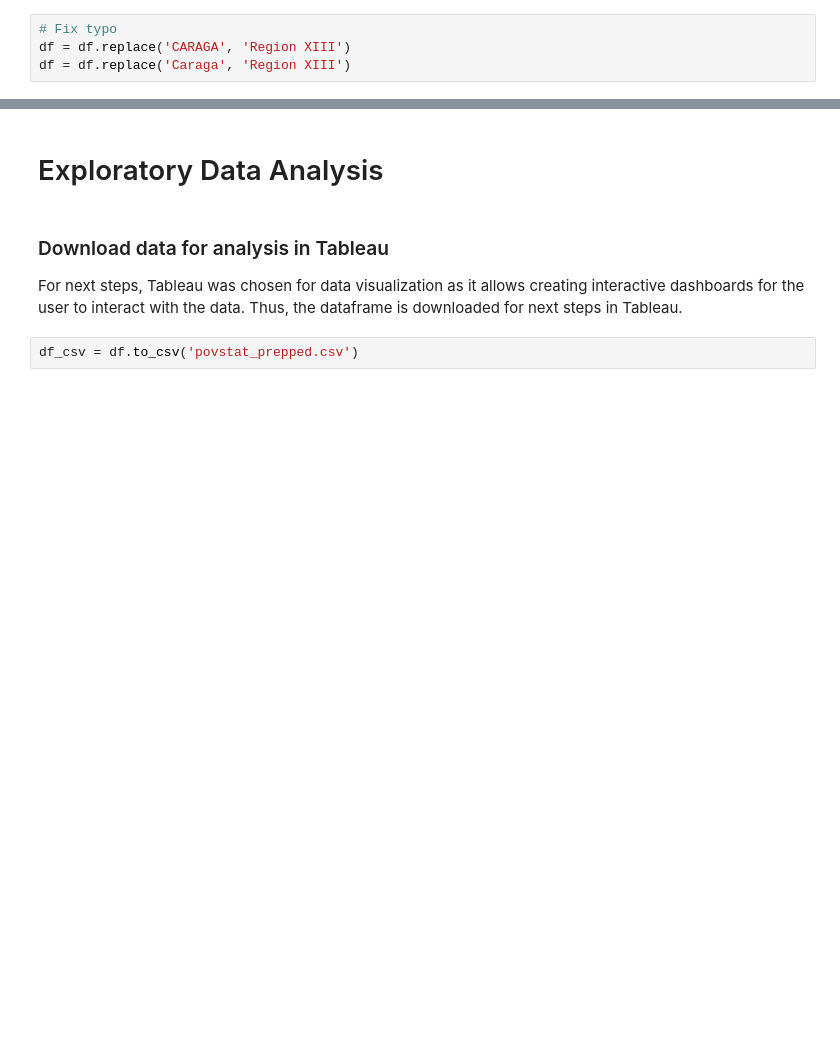
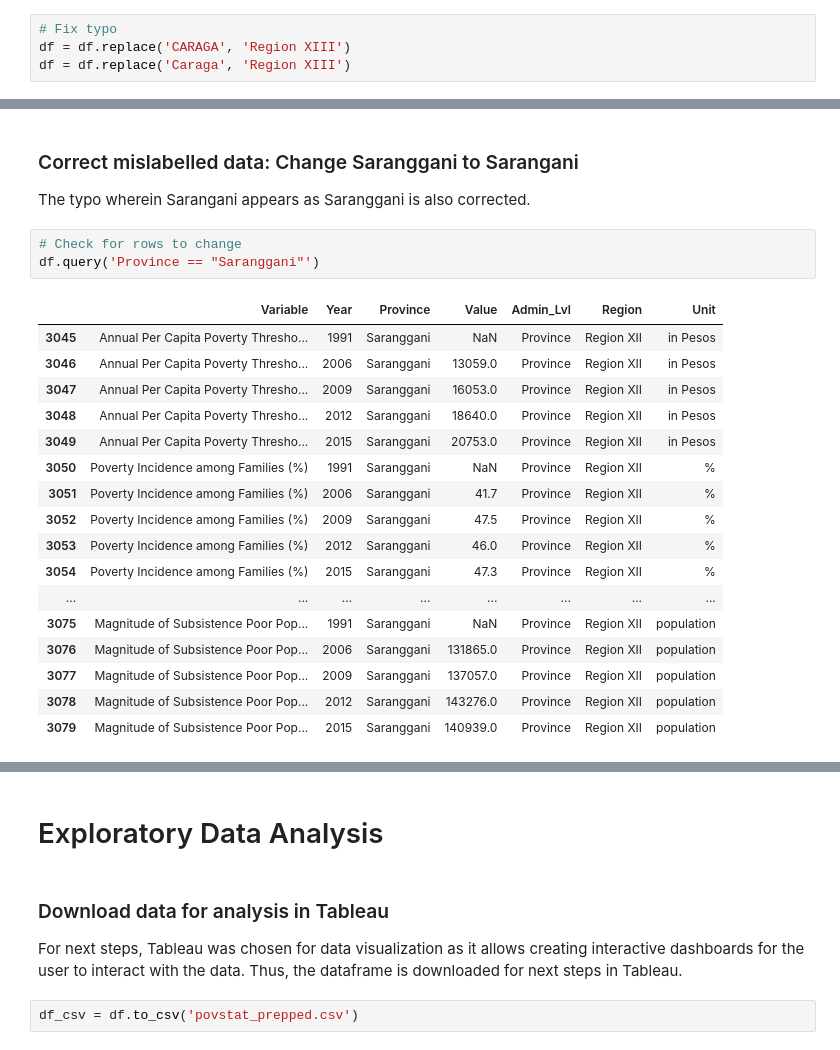
Before and after one commit to IrishMorales/ph-poverty-statistics, a Jupyter notebook: ph-poverty-statistics.ipynb, the cells around one changed output, grey strips where cells are left out. Cells and saved outputs as stored; diff of their text form; blank space fills up the shorter version.

```diff
--- a/ph-poverty-statistics.ipynb
+++ b/ph-poverty-statistics.ipynb
@@ -684,3 +705,27 @@ df.query('Region == "Region XIII"')
 | 3358 | Magnitude of Subsistence Poor Pop... | 2012 | Surigao Del Sur | 72051.0 | Province | Region XIII | population |
 | 3359 | Magnitude of Subsistence Poor Pop... | 2015 | Surigao Del Sur | 101469.0 | Province | Region XIII | population |
 175 rows × 7 columns
+# %% [markdown]
+### Correct mislabelled data: Change Saranggani to Sarangani
+The typo wherein Sarangani appears as Saranggani is also corrected.
+# %%
+# Check for rows to change
+df.query('Province == "Saranggani"')
+# %% [output]
+|  | Variable | Year | Province | Value | Admin_Lvl | Region | Unit |
+| 3045 | Annual Per Capita Poverty Thresho... | 1991 | Saranggani | NaN | Province | Region XII | in Pesos |
+| 3046 | Annual Per Capita Poverty Thresho... | 2006 | Saranggani | 13059.0 | Province | Region XII | in Pesos |
+| 3047 | Annual Per Capita Poverty Thresho... | 2009 | Saranggani | 16053.0 | Province | Region XII | in Pesos |
+| 3048 | Annual Per Capita Poverty Thresho... | 2012 | Saranggani | 18640.0 | Province | Region XII | in Pesos |
+| 3049 | Annual Per Capita Poverty Thresho... | 2015 | Saranggani | 20753.0 | Province | Region XII | in Pesos |
+| 3050 | Poverty Incidence among Families (%) | 1991 | Saranggani | NaN | Province | Region XII | % |
+| 3051 | Poverty Incidence among Families (%) | 2006 | Saranggani | 41.7 | Province | Region XII | % |
+| 3052 | Poverty Incidence among Families (%) | 2009 | Saranggani | 47.5 | Province | Region XII | % |
+| 3053 | Poverty Incidence among Families (%) | 2012 | Saranggani | 46.0 | Province | Region XII | % |
+| 3054 | Poverty Incidence among Families (%) | 2015 | Saranggani | 47.3 | Province | Region XII | % |
+| ... | ... | ... | ... | ... | ... | ... | ... |
+| 3075 | Magnitude of Subsistence Poor Pop... | 1991 | Saranggani | NaN | Province | Region XII | population |
+| 3076 | Magnitude of Subsistence Poor Pop... | 2006 | Saranggani | 131865.0 | Province | Region XII | population |
+| 3077 | Magnitude of Subsistence Poor Pop... | 2009 | Saranggani | 137057.0 | Province | Region XII | population |
+| 3078 | Magnitude of Subsistence Poor Pop... | 2012 | Saranggani | 143276.0 | Province | Region XII | population |
+| 3079 | Magnitude of Subsistence Poor Pop... | 2015 | Saranggani | 140939.0 | Province | Region XII | population |
```
Also changed, not shown: parts of 21 cells of this notebook, 1 other file.
